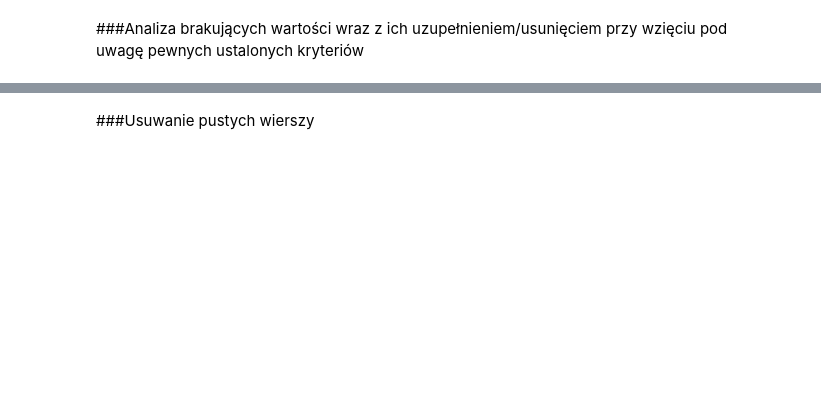
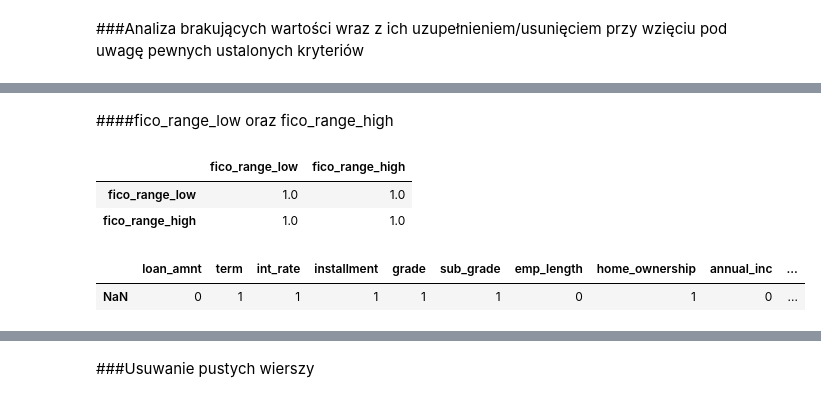
Before and after one commit to Hubert26/machine-learning, a Jupyter notebook: project_hubert_szewczyk.ipynb, the cells around one changed output, grey strips where cells are left out. Cells and saved outputs as stored; diff of their text form; code cells hidden in the pictures; blank space fills up the shorter version.

```diff
--- a/project_hubert_szewczyk.ipynb
+++ b/project_hubert_szewczyk.ipynb
@@ -377,0 +497,5 @@ Name: revol_util, dtype: object
+# %%
+# "loan_status"
+display_info(df, ['loan_status'], df_info)
+#Uzupełnianie pustych wartości modą
+df["loan_status"].fillna(df["loan_status"].mode().iloc[0], inplace=True)
@@ -377,0 +523,5 @@ Name: revol_util, dtype: object
+# %%
+# "fico_range_low"
+display_info(df, ['fico_range_low'], df_info)
+#Uzupełnianie pustych wartości modą
+df["fico_range_low"].fillna(df["fico_range_low"].mode().iloc[0], inplace=True)
@@ -377,0 +546,5 @@ Name: revol_util, dtype: object
+# %%
+# "fico_range_high"
+display_info(df, ['fico_range_high'], df_info)
+#Uzupełnianie pustych wartości modą
+df["fico_range_high"].fillna(df["fico_range_high"].mode().iloc[0], inplace=True)
@@ -377,0 +569,21 @@ Name: revol_util, dtype: object
+# %% [markdown]
+####fico_range_low oraz fico_range_high
+# %%
+df[['fico_range_low','fico_range_high']].corr()
+# %% [output]
+|  | fico_range_low | fico_range_high |
+| fico_range_low | 1.0 | 1.0 |
+| fico_range_high | 1.0 | 1.0 |
+# %%
+#Te wartości sa mocno skorelowane więc zamiast dwóch kolumn tworzę jedną z ich średnich
+df['fico_mean'] = (df.fico_range_low + df.fico_range_high) / 2
+df.drop(['fico_range_low', 'fico_range_high'], axis=1, inplace=True)
+# %%
+mask = df.isna()
+naan_counts_columns = [(mask[column] == True).sum() for column in df.columns]
+naan_column = pd.DataFrame([naan_counts_columns], columns=df.columns, index=['NaN'])
+display(naan_column)
+selected_columns = [col_name for col_name in naan_column.columns if ((naan_column[col_name] > 0) & (naan_column[col_name] < 10)).all()]
+# %% [output]
+|  | loan_amnt | term | int_rate | installment | grade | sub_grade | emp_length | home_ownership | annual_inc | ... |
+| NaN | 0 | 1 | 1 | 1 | 1 | 1 | 0 | 1 | 0 | ... |
```
Also changed, not shown: parts of 21 cells of this notebook.
